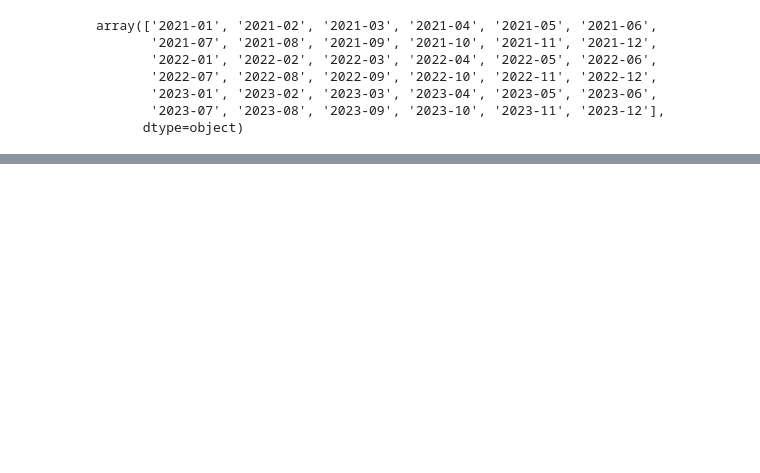
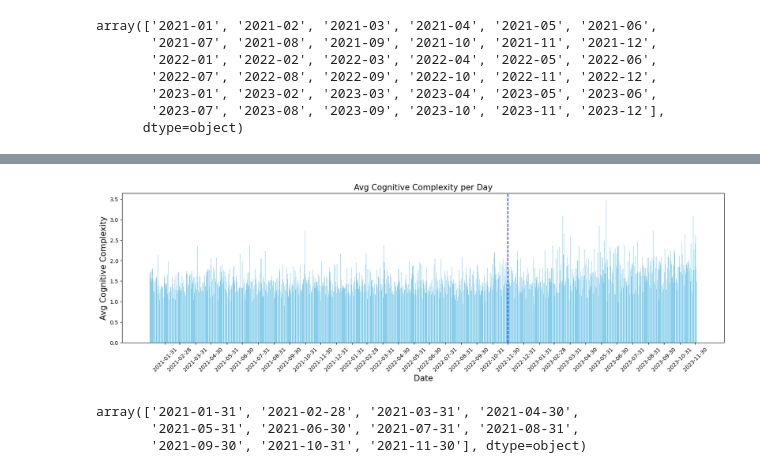
Before and after one commit to boysbeanxious/stackoverflow_src, a Jupyter notebook: complexity/3_cognitive_complexity_viz.ipynb, the cells around one changed output, grey strips where cells are left out. Cells and saved outputs as stored; diff of their text form; code cells hidden in the pictures; blank space fills up the shorter version.

```diff
--- a/complexity/3_cognitive_complexity_viz.ipynb
+++ b/complexity/3_cognitive_complexity_viz.ipynb
@@ -345,5 +335,3 @@ calc_ed_com_df.head()
 | 395804 | 65526527 | 2021-01-01 | 394924 | from requests import get\n\ntry:\... | 394924_65526527.py | 394924_65526527.py | 1.0 |
 | 395807 | 65526543 | 2021-01-01 | 394928 | print(df.to_dict('index'))\n | 394928_65526543.py | 394928_65526543.py | 0.0 |
 | 395815 | 65526624 | 2021-01-01 | 394936 | subprocess.Popen('C.bat', creatio... | 394936_65526624.py | 394936_65526624.py | 0.0 |
-# %%
-calc_ed_com_df = calc_ed_com_df.groupby('cdate').mean()[['Cognitive Complexity']].reset_index()
@@ -374,0 +416,4 @@ array(['2021-01', '2021-02', '2021-03', '2021-04', '2021-05', '2021-06',
+# %%
+calc_ed_com_df['yyyymm'] = calc_ed_com_df['cdate'].str[:7]
+# %%
+ym_list = calc_ed_com_df.groupby(['yyyymm']).max()['cdate'].values[:-1]
@@ -374,0 +432,3 @@ array(['2021-01', '2021-02', '2021-03', '2021-04', '2021-05', '2021-06',
+# %%
+calc_ed_com_mean_df = calc_ed_com_df.groupby(['cdate']).mean(numeric_only=True).reset_index()
+# ['Cognitive Complexity']
@@ -374,0 +437,40 @@ array(['2021-01', '2021-02', '2021-03', '2021-04', '2021-05', '2021-06',
+# %%
+sharey = True ## 또는 sharey=False
+sharex = True ## 또는 sharex=False
+
+fig, axs = plt.subplots(figsize = (20, 5), sharey=False, sharex=False)
+# plt.xticks(rotation=45)
+
+
+axs1_xticks = ym_list
+axs1_xticks = np.insert(axs1_xticks, 0, '0')  # 인덱스 2 위치에 100을 추가
+# yticks = np.arange(200, 2000, 400)
+axs.bar(calc_ed_com_mean_df['cdate']
+        ,  calc_ed_com_mean_df['Cognitive Complexity']
+        ,  color = 'skyblue'
+        # ,  edgecolor = 'black'
+      ) # hist type
+
+axs.set_title('Avg Cognitive Complexity per Day', fontsize = 15)
+axs.set_xlabel('Date', fontsize = 15)
+axs.set_ylabel('Avg Cognitive Complexity', fontsize = 15)
+axs.set_xticks(major_xticks)
+# axs[0].set_yticks(yticks)
+axs.axvline(axs1_xticks[23], # add vertical line
+           color = 'blue',
+           linestyle = '--',
+           linewidth = 1.5)
+axs.tick_params(axis='x', rotation=45)
+# axs[0].yticks(yt)
+
+
+plt.show();
+# %% [output]
+[figure, added]
+# %%
+ym_list[:11]
+# ym_list[12:]
+# %% [output]
+array(['2021-01-31', '2021-02-28', '2021-03-31', '2021-04-30',
+       '2021-05-31', '2021-06-30', '2021-07-31', '2021-08-31',
+       '2021-09-30', '2021-10-31', '2021-11-30'], dtype=object)
```
Also changed, not shown: parts of 55 cells of this notebook, 9 other files.
